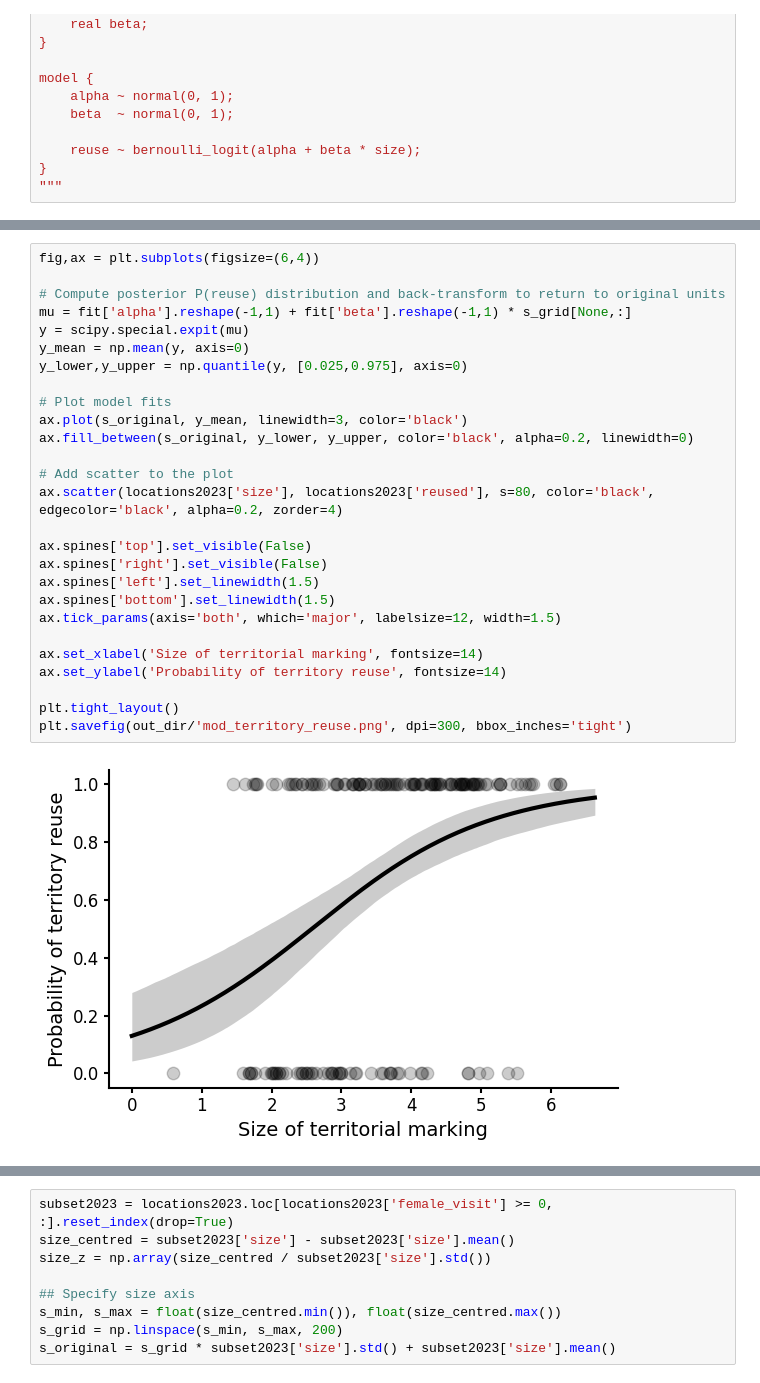
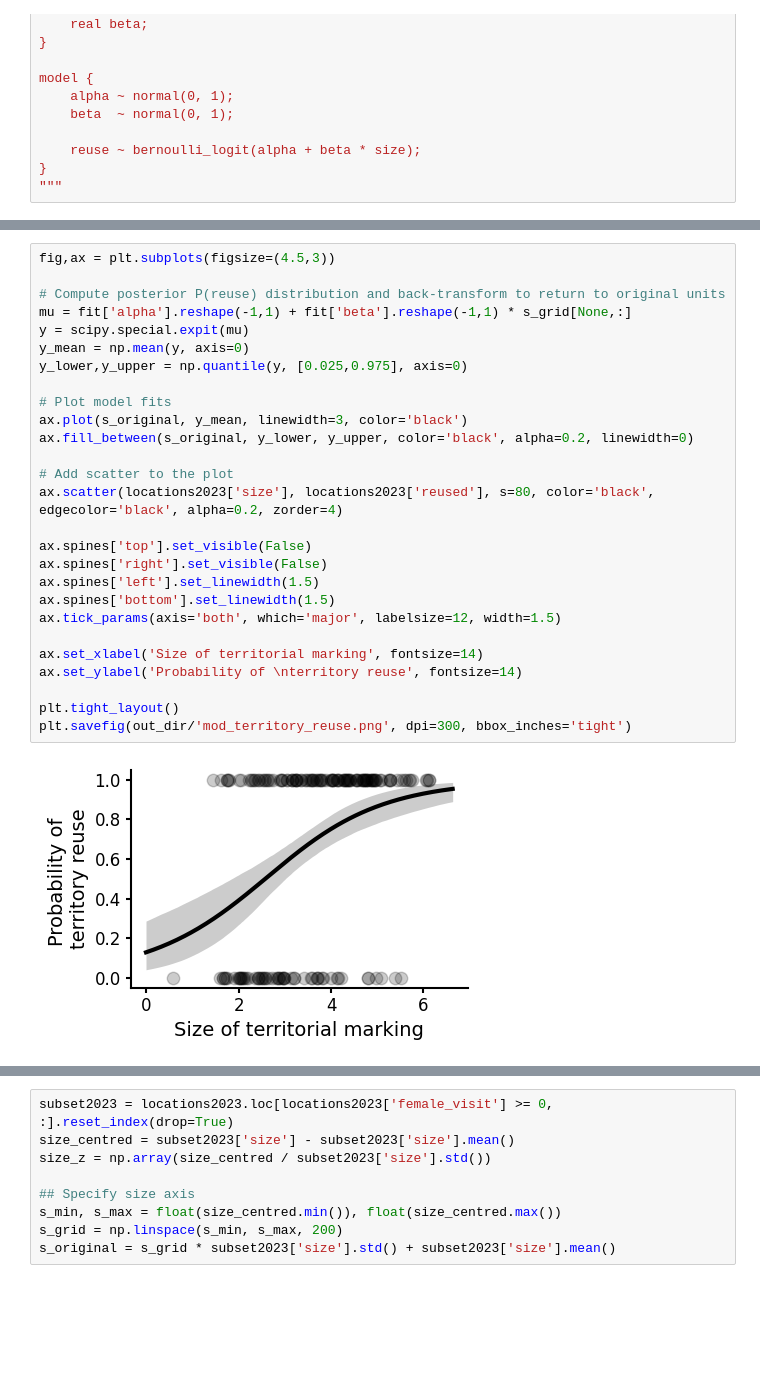
Before and after one commit to vivekhsridhar/territory_geometry, a Jupyter notebook: model_territory_sizes.ipynb, the cells around one changed output, grey strips where cells are left out. Drawn from its saved outputs; the diff is of its cells as text; blank space fills up the shorter version.

Commit message:
resized figures

```diff
--- a/model_territory_sizes.ipynb
+++ b/model_territory_sizes.ipynb
@@ -136,32 +211,32 @@ Messages received during sampling:
 # %%
-fig,ax = plt.subplots(figsize=(6,4))
+fig,ax = plt.subplots(figsize=(4.5,3))
 
 # Compute posterior P(reuse) distribution and back-transform to return to original units
 mu = fit['alpha'].reshape(-1,1) + fit['beta'].reshape(-1,1) * s_grid[None,:]
 y = scipy.special.expit(mu)
 y_mean = np.mean(y, axis=0)
 y_lower,y_upper = np.quantile(y, [0.025,0.975], axis=0)
 
 # Plot model fits
 ax.plot(s_original, y_mean, linewidth=3, color='black')
 ax.fill_between(s_original, y_lower, y_upper, color='black', alpha=0.2, linewidth=0)
 
 # Add scatter to the plot
 ax.scatter(locations2023['size'], locations2023['reused'], s=80, color='black', edgecolor='black', alpha=0.2, zorder=4)
 
 ax.spines['top'].set_visible(False)
 ax.spines['right'].set_visible(False)
 ax.spines['left'].set_linewidth(1.5)
 ax.spines['bottom'].set_linewidth(1.5)
 ax.tick_params(axis='both', which='major', labelsize=12, width=1.5)
 
 ax.set_xlabel('Size of territorial marking', fontsize=14)
-ax.set_ylabel('Probability of territory reuse', fontsize=14)
+ax.set_ylabel('Probability of \nterritory reuse', fontsize=14)
 
 plt.tight_layout()
 plt.savefig(out_dir/'mod_territory_reuse.png', dpi=300, bbox_inches='tight')
 # %% [output]
-[figure, old version]
+[figure, new version]
 # %%
 fig, ax = plt.subplots(figsize=(2, 3.5))
 
```
Also changed, not shown: parts of 7 cells of this notebook, 4 other files.
